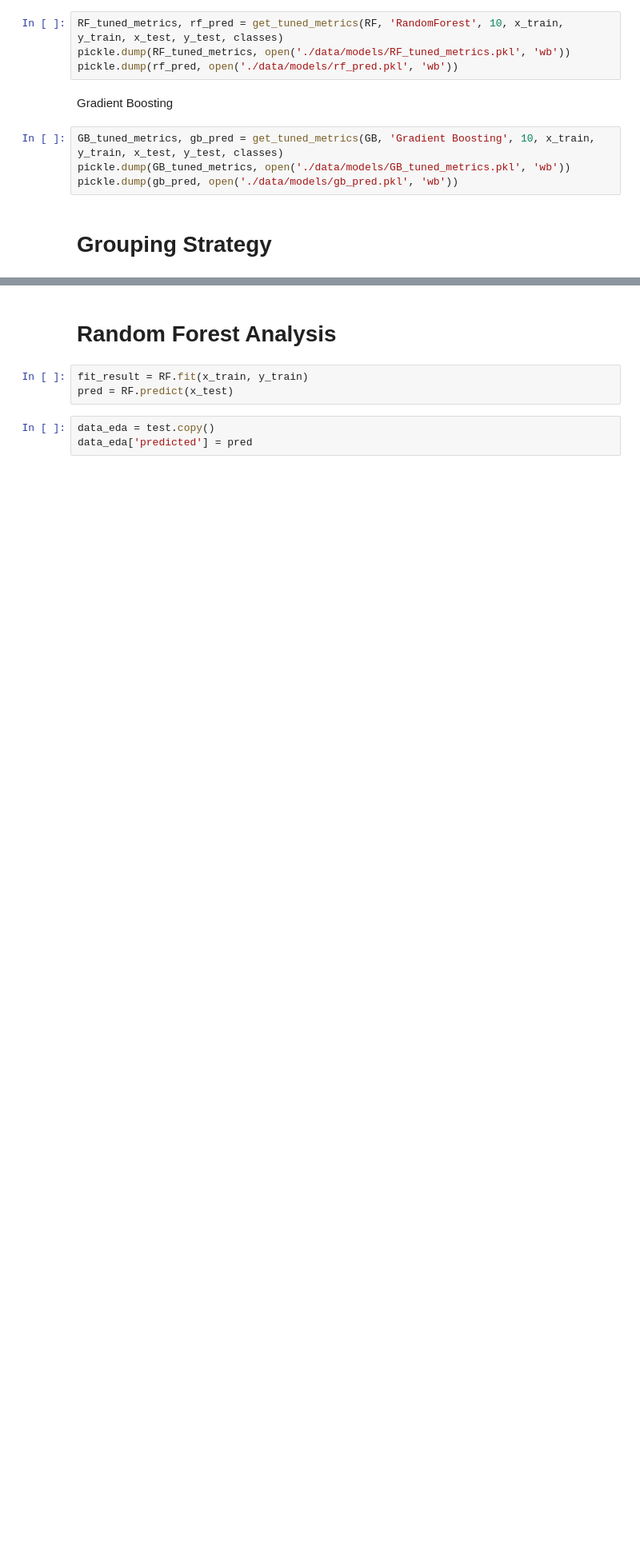
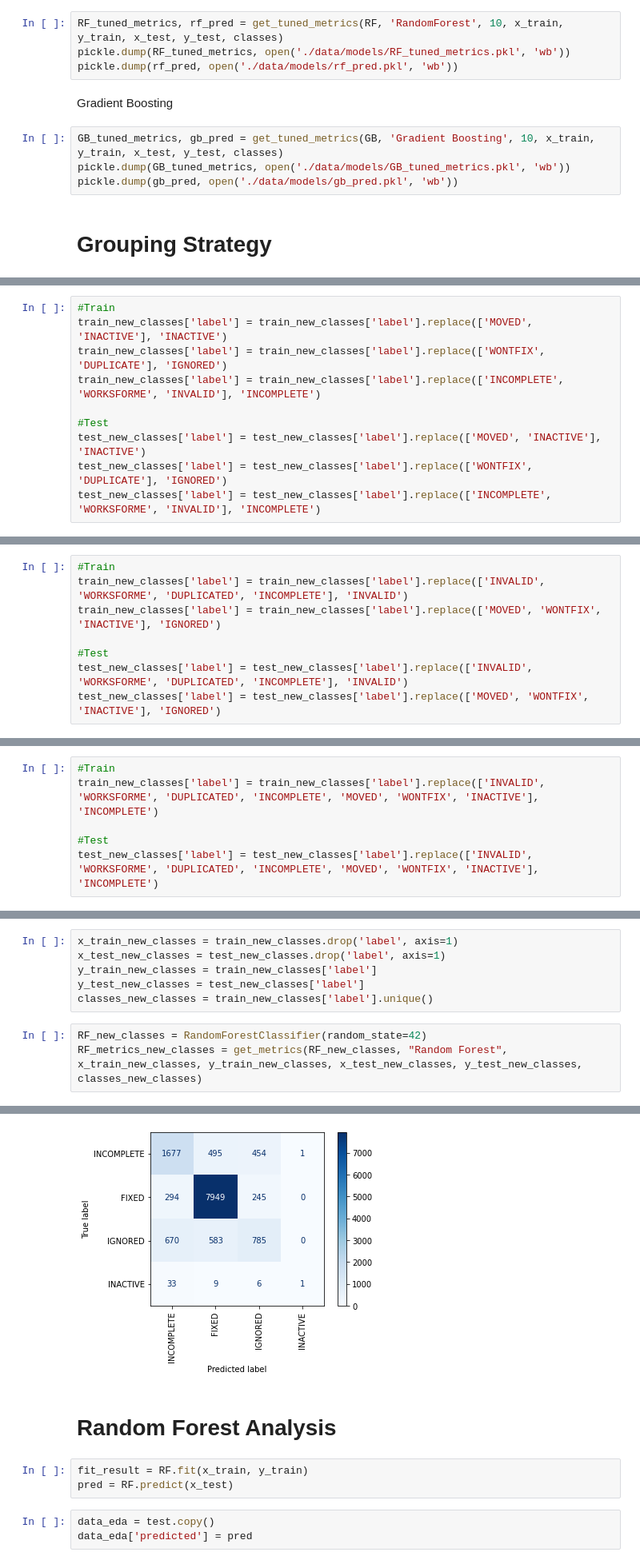
Before and after one commit to manoelf/master-research-bugreport, a Jupyter notebook: notebook/bug-report-investigatin-bugzilla.ipynb, the cells around one changed output, grey strips where cells are left out. Shown: that part at 80% size. Saved outputs shown, nothing was run; the diff lists cells and outputs as text; blank space fills up the shorter version.

```diff
--- a/notebook/bug-report-investigatin-bugzilla.ipynb
+++ b/notebook/bug-report-investigatin-bugzilla.ipynb
@@ -480,0 +507,10 @@ TODO
+# %%
+#Train
+train_new_classes['label'] = train_new_classes['label'].replace(['MOVED', 'INACTIVE'], 'INACTIVE')
+train_new_classes['label'] = train_new_classes['label'].replace(['WONTFIX', 'DUPLICATE'], 'IGNORED')
+train_new_classes['label'] = train_new_classes['label'].replace(['INCOMPLETE', 'WORKSFORME', 'INVALID'], 'INCOMPLETE')
+
+#Test
+test_new_classes['label'] = test_new_classes['label'].replace(['MOVED', 'INACTIVE'], 'INACTIVE')
+test_new_classes['label'] = test_new_classes['label'].replace(['WONTFIX', 'DUPLICATE'], 'IGNORED')
+test_new_classes['label'] = test_new_classes['label'].replace(['INCOMPLETE', 'WORKSFORME', 'INVALID'], 'INCOMPLETE')
@@ -480,0 +519,8 @@ TODO
+# %%
+#Train
+train_new_classes['label'] = train_new_classes['label'].replace(['INVALID', 'WORKSFORME', 'DUPLICATED', 'INCOMPLETE'], 'INVALID')
+train_new_classes['label'] = train_new_classes['label'].replace(['MOVED', 'WONTFIX', 'INACTIVE'], 'IGNORED')
+
+#Test
+test_new_classes['label'] = test_new_classes['label'].replace(['INVALID', 'WORKSFORME', 'DUPLICATED', 'INCOMPLETE'], 'INVALID')
+test_new_classes['label'] = test_new_classes['label'].replace(['MOVED', 'WONTFIX', 'INACTIVE'], 'IGNORED')
@@ -480,0 +529,6 @@ TODO
+# %%
+#Train
+train_new_classes['label'] = train_new_classes['label'].replace(['INVALID', 'WORKSFORME', 'DUPLICATED', 'INCOMPLETE', 'MOVED', 'WONTFIX', 'INACTIVE'], 'INCOMPLETE')
+
+#Test
+test_new_classes['label'] = test_new_classes['label'].replace(['INVALID', 'WORKSFORME', 'DUPLICATED', 'INCOMPLETE', 'MOVED', 'WONTFIX', 'INACTIVE'], 'INCOMPLETE')
@@ -480,0 +538,10 @@ TODO
+# %%
+x_train_new_classes = train_new_classes.drop('label', axis=1)
+x_test_new_classes = test_new_classes.drop('label', axis=1)
+y_train_new_classes = train_new_classes['label']
+y_test_new_classes = test_new_classes['label']
+classes_new_classes = train_new_classes['label'].unique()
+# %%
+RF_new_classes = RandomForestClassifier(random_state=42)
+RF_metrics_new_classes = get_metrics(RF_new_classes, "Random Forest", x_train_new_classes, y_train_new_classes, x_test_new_classes, y_test_new_classes, classes_new_classes)
+# %% [output]
@@ -481,3 +568,4 @@ TODO
+[figure, added]
 # %% [markdown]
 # Random Forest Analysis
 # %%
```
Also changed, not shown: parts of 12 cells of this notebook, 1 other file.
